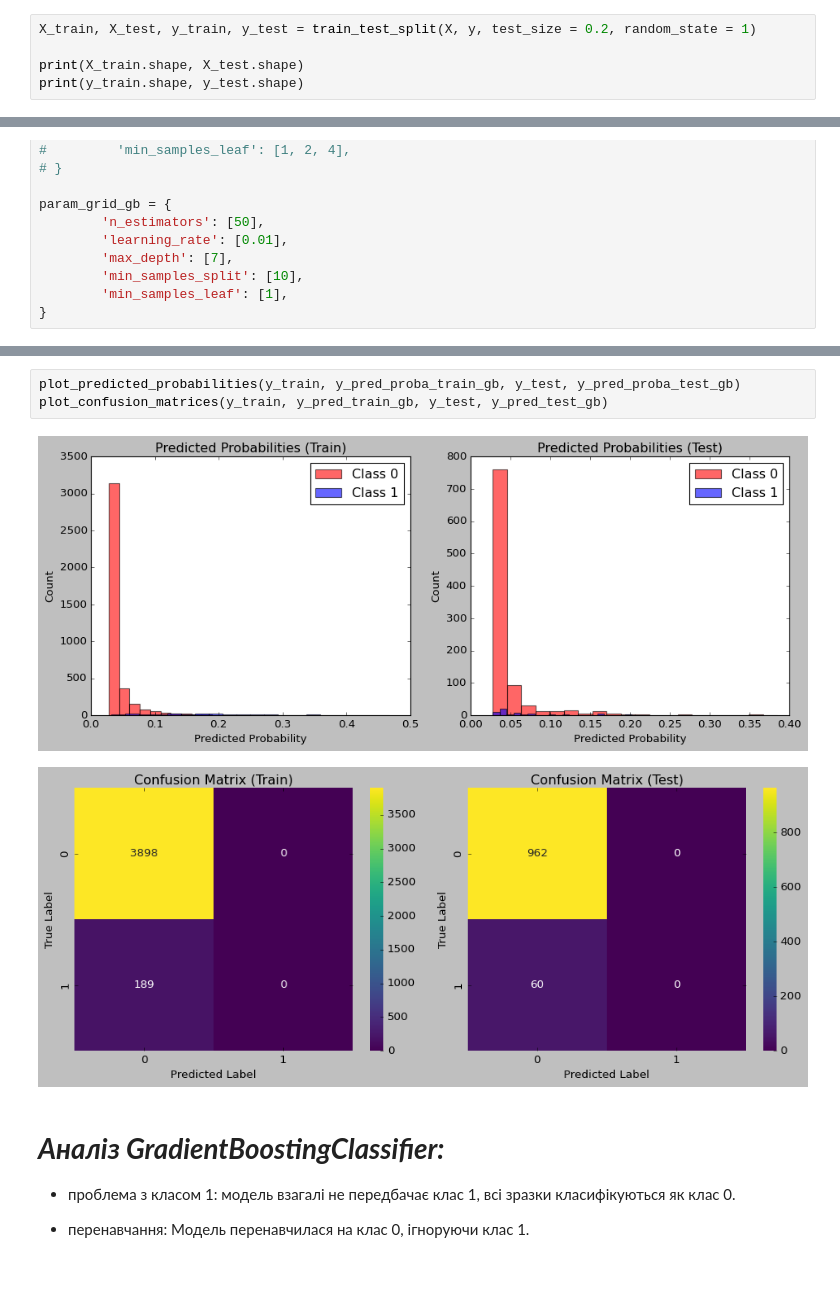
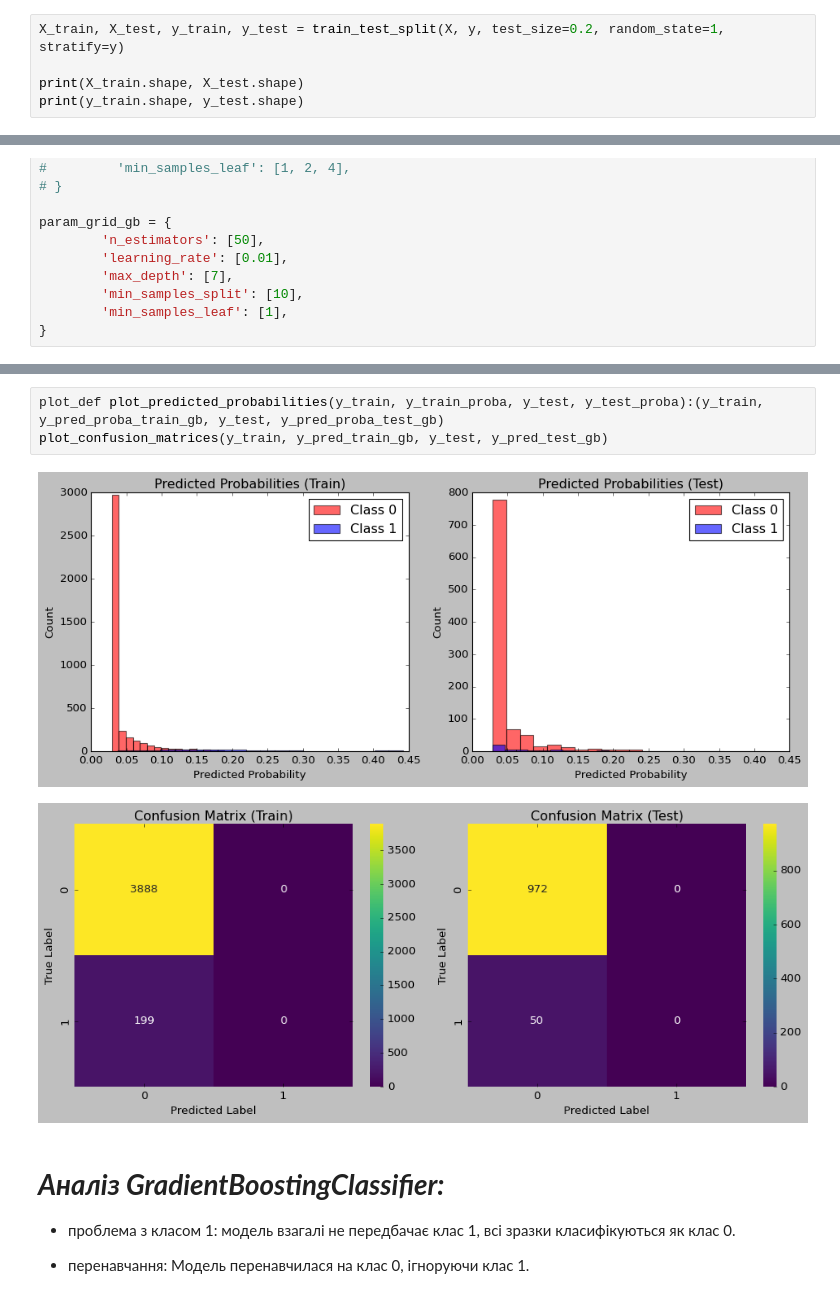
Before and after one commit to MariiaSam/Stroke-Prediction, a Jupyter notebook: Stroke_Prediction_other_version.ipynb, the cells around one changed output, grey strips where cells are left out. Cells and saved outputs as stored; diff of their text form.

```diff
--- a/Stroke_Prediction_other_version.ipynb
+++ b/Stroke_Prediction_other_version.ipynb
@@ -628,7 +628,7 @@ print(y.shape)
 (5109, 20)
 (5109,)
 # %%
-X_train, X_test, y_train, y_test = train_test_split(X, y, test_size = 0.2, random_state = 1)
+X_train, X_test, y_train, y_test = train_test_split(X, y, test_size=0.2, random_state=1, stratify=y)
 
 print(X_train.shape, X_test.shape)
 print(y_train.shape, y_test.shape)
@@ -1052,8 +1050,8 @@ weighted avg       0.89      0.94      0.91      1022
 # %%
-plot_predicted_probabilities(y_train, y_pred_proba_train_gb, y_test, y_pred_proba_test_gb)
+plot_def plot_predicted_probabilities(y_train, y_train_proba, y_test, y_test_proba):(y_train, y_pred_proba_train_gb, y_test, y_pred_proba_test_gb)
 plot_confusion_matrices(y_train, y_pred_train_gb, y_test, y_pred_test_gb)
 # %% [output]
-[figure, old version]
+[figure, new version]
 [figure]
 # %% [markdown]
 # ***Аналіз GradientBoostingClassifier:***
```
Also changed, not shown: parts of 32 cells of this notebook.
